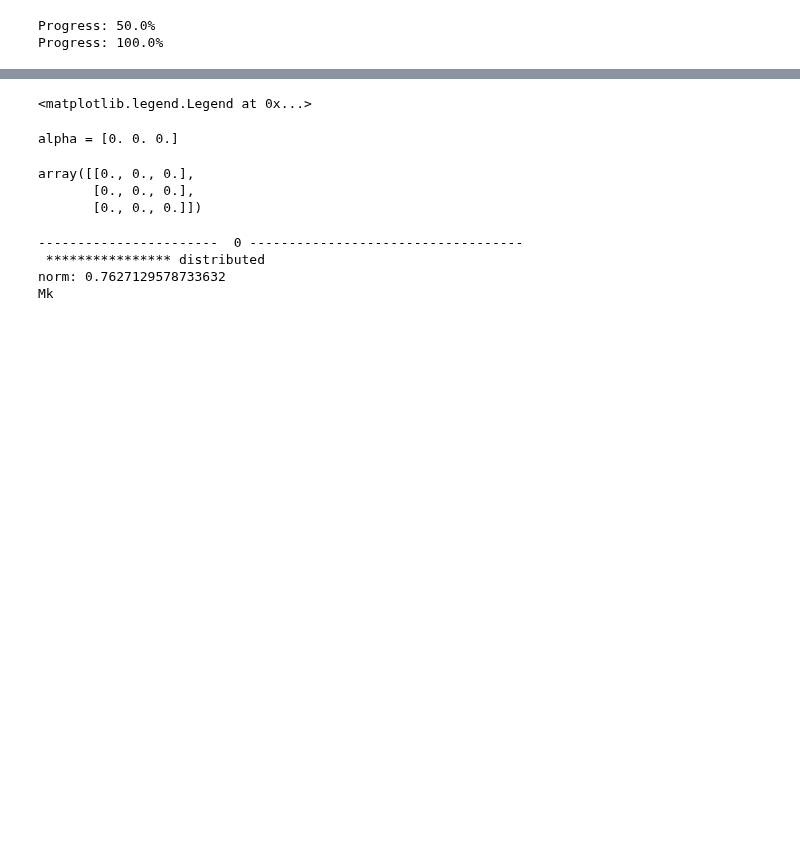
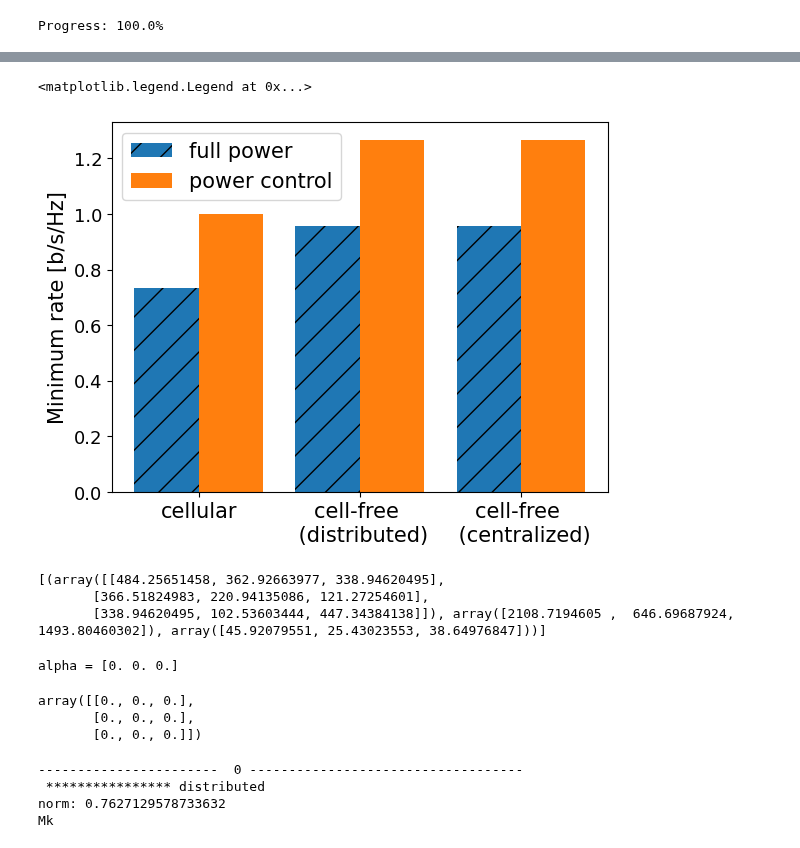
Before and after one commit to isabel-vs/masterthesis, a Jupyter notebook: paper_figure_1.ipynb, the cells around one changed output, grey strips where cells are left out. Cells and saved outputs as stored; diff of their text form; code cells hidden in the pictures; blank space fills up the shorter version.

```diff
--- a/paper_figure_1.ipynb
+++ b/paper_figure_1.ipynb
@@ -9,7 +9,7 @@ License: This code is licensed under the GPLv2 license. If you in any way
 use this code for research that results in publications, please cite our
 paper as described in the README file
 """
-%matplotlib notebook
+%matplotlib inline
 
 import numpy as np
 import matplotlib.pyplot as plt
@@ -19,7 +19,7 @@ from scipy.linalg import sqrtm
 from pprint import pprint
 
 
-N_setups = 2          # Number of setups (random user positions)
+N_setups = 1          # Number of setups (random user positions) #2
 N_sim = 100             # Monte Carlo samples for estimating statistical quantities
 L = 2**2               # number of APs (must be a square number)
 N = 2                  # number of AP antennas
@@ -330,6 +330,8 @@ R_cell = []
 R_centr_full = []
 R_distr_full = []
 R_cell_full = []
+
+parameters = []
 
 beamformer = LTMMSE if bf == 'LTMMSE' else MF
 #beamformer = LTMMSE
@@ -357,6 +359,8 @@ for n in range(N_setups):
     SINR = compute_SINR(interf,signal,noise,p)
     R_distr.append(log2(1+min(SINR)))
     d_distributed = get_vectors(interf,signal,noise,p_max)
+
+    parameters.append((interf, signal, noise))
 
 
     # Centralized cell-free
@@ -423,5 +427,4 @@ plt.xticks([r + barWidth/2 for r in range(len(full_power))], ['cellular', 'cell-
 plt.yticks(fontsize = fontSize-2)
 plt.legend(fontsize=fontSize)
 # %% [output]
-Progress: 50.0%
 Progress: 100.0%
@@ -430,4 +431,11 @@ Progress: 100.0%
 <matplotlib.legend.Legend at 0x...>
+[figure, added]
+# %%
+print(parameters)
+# %% [output]
+[(array([[484.25651458, 362.92663977, 338.94620495],
+       [366.51824983, 220.94135086, 121.27254601],
+       [338.94620495, 102.53603444, 447.34384138]]), array([2108.7194605 ,  646.69687924, 1493.80460302]), array([45.92079551, 25.43023553, 38.64976847]))]
 # %%
 ds = {'distributed': d_distributed, 'centralized': d_centralized, 'cellular': d_cell}
 d = ds['distributed']
```
Also changed, not shown: parts of 2 cells of this notebook, 2 other files.
